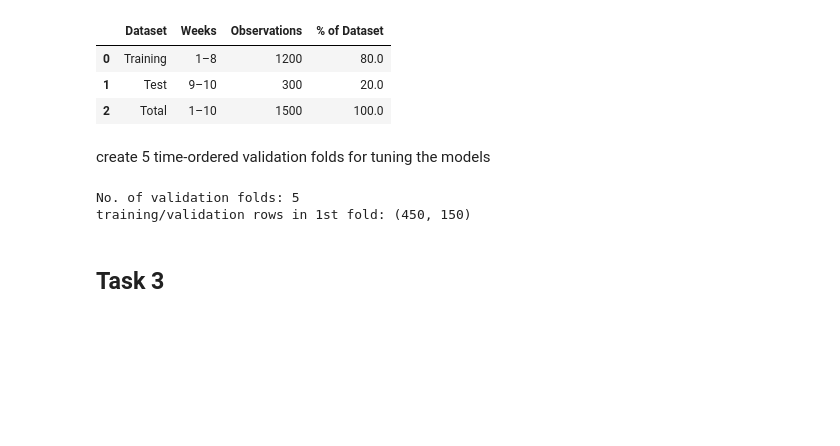
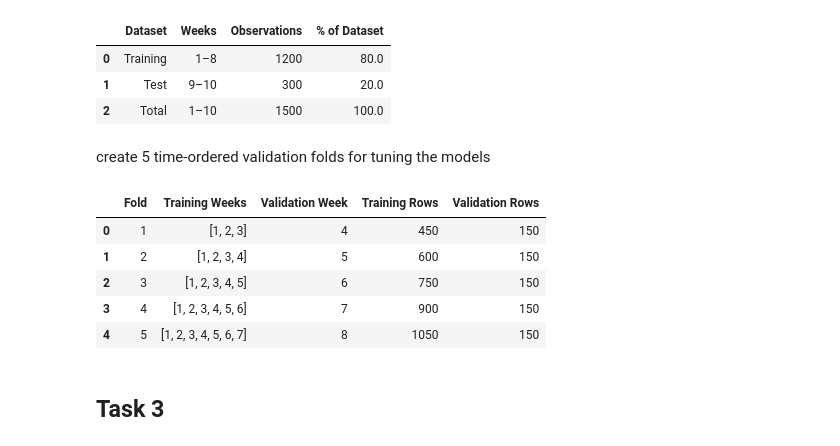
Before and after one commit to emreavley/DSB102_A1, a Jupyter notebook: DSB102_A2.ipynb, the cells around one changed output. Drawn from its saved outputs; the diff is of its cells as text; code cells hidden in the pictures; blank space fills up the shorter version.

```diff
--- a/DSB102_A2.ipynb
+++ b/DSB102_A2.ipynb
@@ -415,21 +415,25 @@ split_summary
 # %% [markdown]
 create 5 time-ordered validation folds for tuning the models
 # %%
-training_weeks = sorted(train["Week"].unique())
-cv_splits = [
-    (
-        np.flatnonzero(X_train["Week"].to_numpy() < week),
-        np.flatnonzero(X_train["Week"].to_numpy() == week)
-    )
-    for week in training_weeks[3:]
-]
+cv_summary = pd.DataFrame([
+    {
+        "Fold": i + 1,
+        "Training Weeks": sorted(X_train.iloc[train_idx]["Week"].unique().tolist()),
+        "Validation Week": X_train.iloc[val_idx]["Week"].iloc[0],
+        "Training Rows": len(train_idx),
+        "Validation Rows": len(val_idx)
+    }
+    for i, (train_idx, val_idx) in enumerate(cv_splits)
+])
 
-print("No. of validation folds:", len(cv_splits))
-print("training/validation rows in 1st fold:",
-      (len(cv_splits[0][0]), len(cv_splits[0][1])))
+cv_summary
 # %% [output]
-No. of validation folds: 5
-training/validation rows in 1st fold: (450, 150)
+|  | Fold | Training Weeks | Validation Week | Training Rows | Validation Rows |
+| 0 | 1 | [1, 2, 3] | 4 | 450 | 150 |
+| 1 | 2 | [1, 2, 3, 4] | 5 | 600 | 150 |
+| 2 | 3 | [1, 2, 3, 4, 5] | 6 | 750 | 150 |
+| 3 | 4 | [1, 2, 3, 4, 5, 6] | 7 | 900 | 150 |
+| 4 | 5 | [1, 2, 3, 4, 5, 6, 7] | 8 | 1050 | 150 |
 # %% [markdown]
 ## Task 3
 # %% [markdown]
```
Also changed, not shown: parts of 8 cells of this notebook.
